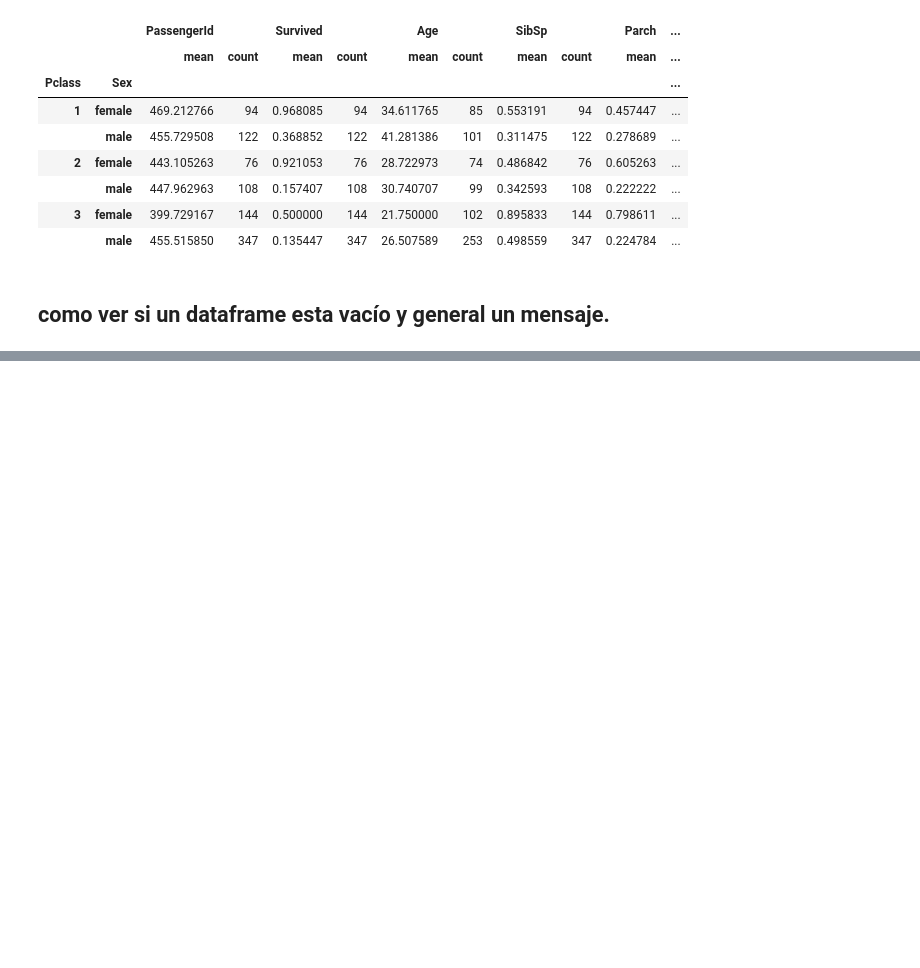
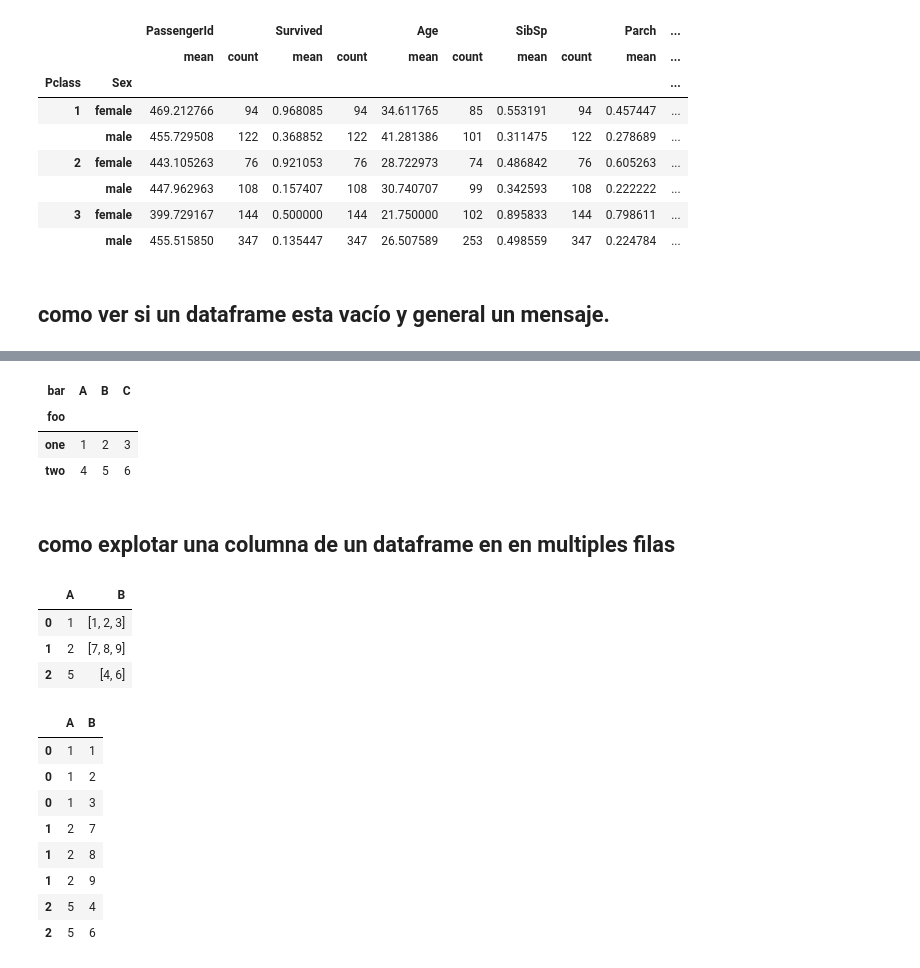
Before and after one commit to pacomm5/Plantillas, a Jupyter notebook: PANDAS.ipynb, the cells around one changed output, grey strips where cells are left out. Cells and saved outputs as stored; diff of their text form; code cells hidden in the pictures; blank space fills up the shorter version.

```diff
--- a/PANDAS.ipynb
+++ b/PANDAS.ipynb
@@ -1668,0 +1865,34 @@ titanic.groupby(['Pclass','Sex']).agg(['mean', 'count'])
+# %%
+pd.pivot(
+    data=df,
+    index='foo',    # Column to use to make new frame’s index. If None, uses existing index.
+    columns='bar',  # Column to use to make new frame’s columns.
+    values='baz'    # Column(s) to use for populating new frame’s values.
+)
+# %% [output]
+| bar | A | B | C |
+| foo |  |  |  |
+| one | 1 | 2 | 3 |
+| two | 4 | 5 | 6 |
+# %% [markdown]
+## como explotar una columna de un dataframe en en multiples filas
+# %%
+df=pd.DataFrame({'A':[1,2,5],'B':[[1,2,3],[7,8,9],[4,6]]})
+df
+# %% [output]
+|  | A | B |
+| 0 | 1 | [1, 2, 3] |
+| 1 | 2 | [7, 8, 9] |
+| 2 | 5 | [4, 6] |
+# %%
+df.explode('B') # lo que está haciendo es sacar los tres valores de uno en uno
+# %% [output]
+|  | A | B |
+| 0 | 1 | 1 |
+| 0 | 1 | 2 |
+| 0 | 1 | 3 |
+| 1 | 2 | 7 |
+| 1 | 2 | 8 |
+| 1 | 2 | 9 |
+| 2 | 5 | 4 |
+| 2 | 5 | 6 |
```
Also changed, not shown: parts of 25 cells of this notebook.
